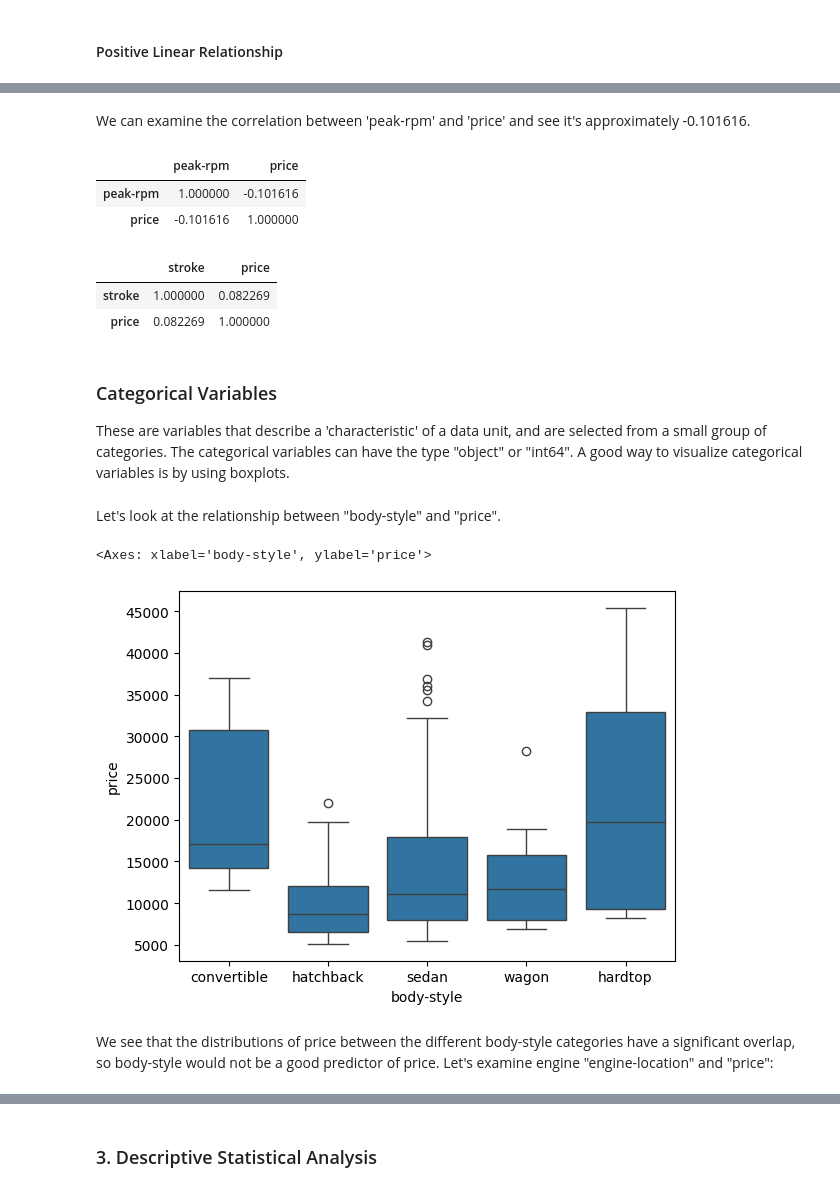
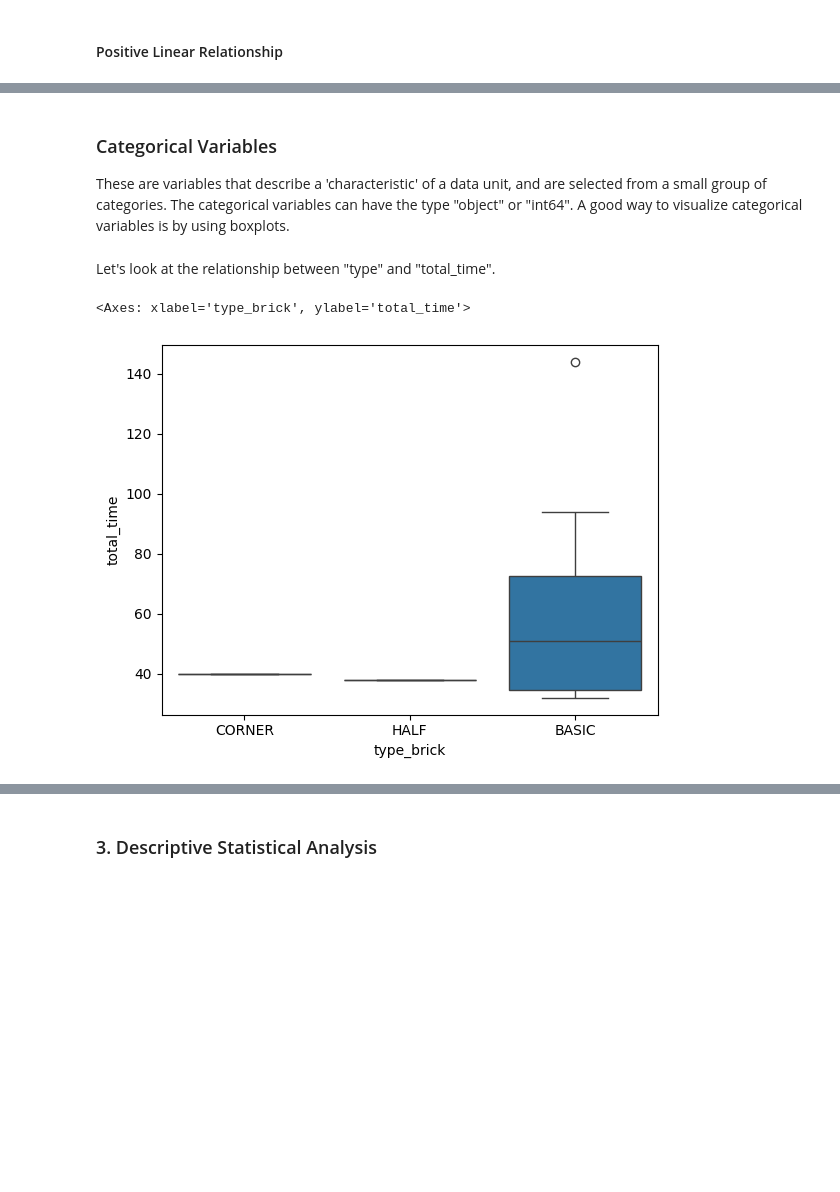
Before and after one commit to UsmanovSla/MGD-RSS, a Jupyter notebook: model/dataScience/DS_03_Features.ipynb, the cells around one changed output, grey strips where cells are left out. Cells and saved outputs as stored; diff of their text form; code cells hidden in the pictures; blank space fills up the shorter version.

Commit message:
DataScience Complete

```diff
--- a/model/dataScience/DS_03_Features.ipynb
+++ b/model/dataScience/DS_03_Features.ipynb
@@ -35,7 +23,7 @@ import numpy as np
 # %% [markdown]
 Load the data and store it in dataframe `df`:
 # %%
-path='data/04_exploration_automovile.csv'
+path='../../data/raw/exploration_timelaps.csv'
 df = pd.read_csv(path)
 df.head()
 # %% [output]
@@ -100,5 +71,3 @@ aspiration-turbo        bool
 dtype: object
 # %% [markdown]
 For example, we can calculate the correlation between variables  of type "int64" or "float64" using the method "corr":
-# %%
-df['horsepower-cat'] = pd.factorize(df['horsepower-binned'])[0] + 1
@@ -172,28 +102,11 @@ sns.regplot(x="peak-rpm", y="price", data=df)
-# %% [markdown]
-We can examine the correlation between 'peak-rpm' and 'price' and see it's approximately -0.101616.
-# %%
-df[['peak-rpm','price']].corr()
-# %% [output]
-|  | peak-rpm | price |
-| peak-rpm | 1.000000 | -0.101616 |
-| price | -0.101616 | 1.000000 |
-# %%
-# Write your code below and press Shift+Enter to execute
-df[["stroke","price"]].corr()
-# %% [output]
-|  | stroke | price |
-| stroke | 1.000000 | 0.082269 |
-| price | 0.082269 | 1.000000 |
 # %% [markdown]
 <h3>Categorical Variables</h3>
 
 <p>These are variables that describe a 'characteristic' of a data unit, and are selected from a small group of categories. The categorical variables can have the type "object" or "int64". A good way to visualize categorical variables is by using boxplots.</p>
 # %% [markdown]
-Let's look at the relationship between "body-style" and "price".
+Let's look at the relationship between "type" and "total_time".
 # %%
-sns.boxplot(x="body-style", y="price", data=df)
+sns.boxplot(x='type_brick', y="total_time", data=df)
 # %% [output]
-<Axes: xlabel='body-style', ylabel='price'>
+<Axes: xlabel='type_brick', ylabel='total_time'>
-[figure, old version]
+[figure, new version]
-# %% [markdown]
-<p>We see that the distributions of price between the different body-style categories have a significant overlap, so body-style would not be a good predictor of price. Let's examine engine "engine-location" and "price":</p>
```
Also changed, not shown: parts of 129 cells of this notebook, 1 other file.
